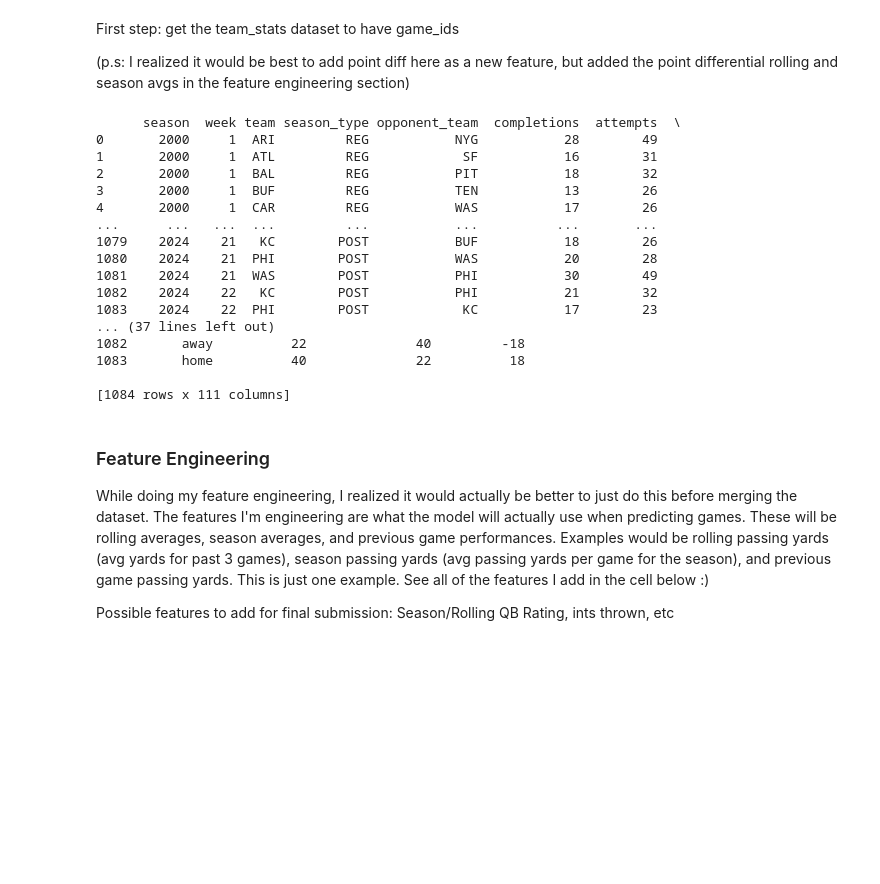
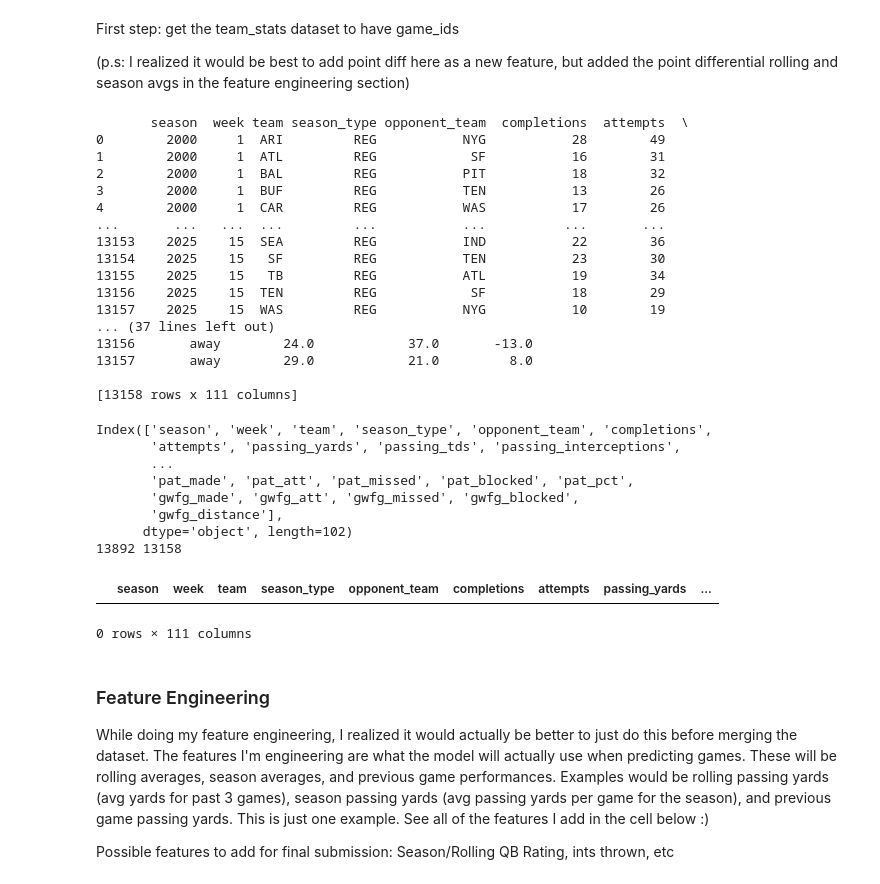
Before and after one commit to MaceTheWindu66/NFL-Win-Predictor, a Jupyter notebook: NFL_Predictor.ipynb, the cells around one changed output. Saved outputs shown, nothing was run; the diff lists cells and outputs as text; code cells hidden in the pictures; blank space fills up the shorter version.

```diff
--- a/NFL_Predictor.ipynb
+++ b/NFL_Predictor.ipynb
@@ -48,11 +48,13 @@ First step: get the team_stats dataset to have game_ids
 
 (p.s: I realized it would be best to add point diff here as a new feature, but added the point differential rolling and season avgs in the feature engineering section)
 # %%
-schedules = nfl.load_schedules(seasons=[2000, 2024]).to_pandas()
-team_stats = nfl.load_team_stats(seasons=[2000,2024]).to_pandas()
+seasons = list(range(2000, 2026))
 
-#only using until season 2024, as the schedules and stats datasets contain
-# a varied amount of info for upcoming/recently completed games
+schedules = nfl.load_schedules(seasons=seasons).to_pandas()
+team_stats = nfl.load_team_stats(seasons=seasons).to_pandas()
+
+
+schedules = schedules[schedules['home_score'].notna() & schedules['away_score'].notna()]
 
 keys = ['game_id','season','week','game_type','home_team', 'away_team', 'home_score', 'away_score']
 
@@ -78,23 +80,42 @@ new_ts['point_diff'] = new_ts['points_for'] - new_ts['points_against']
 
 print(new_ts)
 # %% [output]
-      season  week team season_type opponent_team  completions  attempts  \
-0       2000     1  ARI         REG           NYG           28        49
-1       2000     1  ATL         REG            SF           16        31
-2       2000     1  BAL         REG           PIT           18        32
-3       2000     1  BUF         REG           TEN           13        26
-4       2000     1  CAR         REG           WAS           17        26
-...      ...   ...  ...         ...           ...          ...       ...
-1079    2024    21   KC        POST           BUF           18        26
-1080    2024    21  PHI        POST           WAS           20        28
-1081    2024    21  WAS        POST           PHI           30        49
-1082    2024    22   KC        POST           PHI           21        32
-1083    2024    22  PHI        POST            KC           17        23
+       season  week team season_type opponent_team  completions  attempts  \
+0        2000     1  ARI         REG           NYG           28        49
+1        2000     1  ATL         REG            SF           16        31
+2        2000     1  BAL         REG           PIT           18        32
+3        2000     1  BUF         REG           TEN           13        26
+4        2000     1  CAR         REG           WAS           17        26
+...       ...   ...  ...         ...           ...          ...       ...
+13153    2025    15  SEA         REG           IND           22        36
+13154    2025    15   SF         REG           TEN           23        30
+13155    2025    15   TB         REG           ATL           19        34
+13156    2025    15  TEN         REG            SF           18        29
+13157    2025    15  WAS         REG           NYG           10        19
 ... (37 lines left out)
-1082       away          22              40         -18
-1083       home          40              22          18
+13156       away        24.0            37.0       -13.0
+13157       away        29.0            21.0         8.0
 
-[1084 rows x 111 columns]
+[13158 rows x 111 columns]
+# %%
+print(team_stats.columns)
+
+# The 'points_for' column is created in new_ts in the previous cell.
+# We should use new_ts instead of re-merging team_stats and map.
+merged = new_ts
+print(len(team_stats), len(merged))
+merged[merged['points_for'].isna()]
+# %% [output]
+Index(['season', 'week', 'team', 'season_type', 'opponent_team', 'completions',
+       'attempts', 'passing_yards', 'passing_tds', 'passing_interceptions',
+       ...
+       'pat_made', 'pat_att', 'pat_missed', 'pat_blocked', 'pat_pct',
+       'gwfg_made', 'gwfg_att', 'gwfg_missed', 'gwfg_blocked',
+       'gwfg_distance'],
+      dtype='object', length=102)
+13892 13158
+|  | season | week | team | season_type | opponent_team | completions | attempts | passing_yards | ... |
+0 rows × 111 columns
 # %% [markdown]
 ### Feature Engineering
 
```
Also changed, not shown: parts of 13 cells of this notebook.
